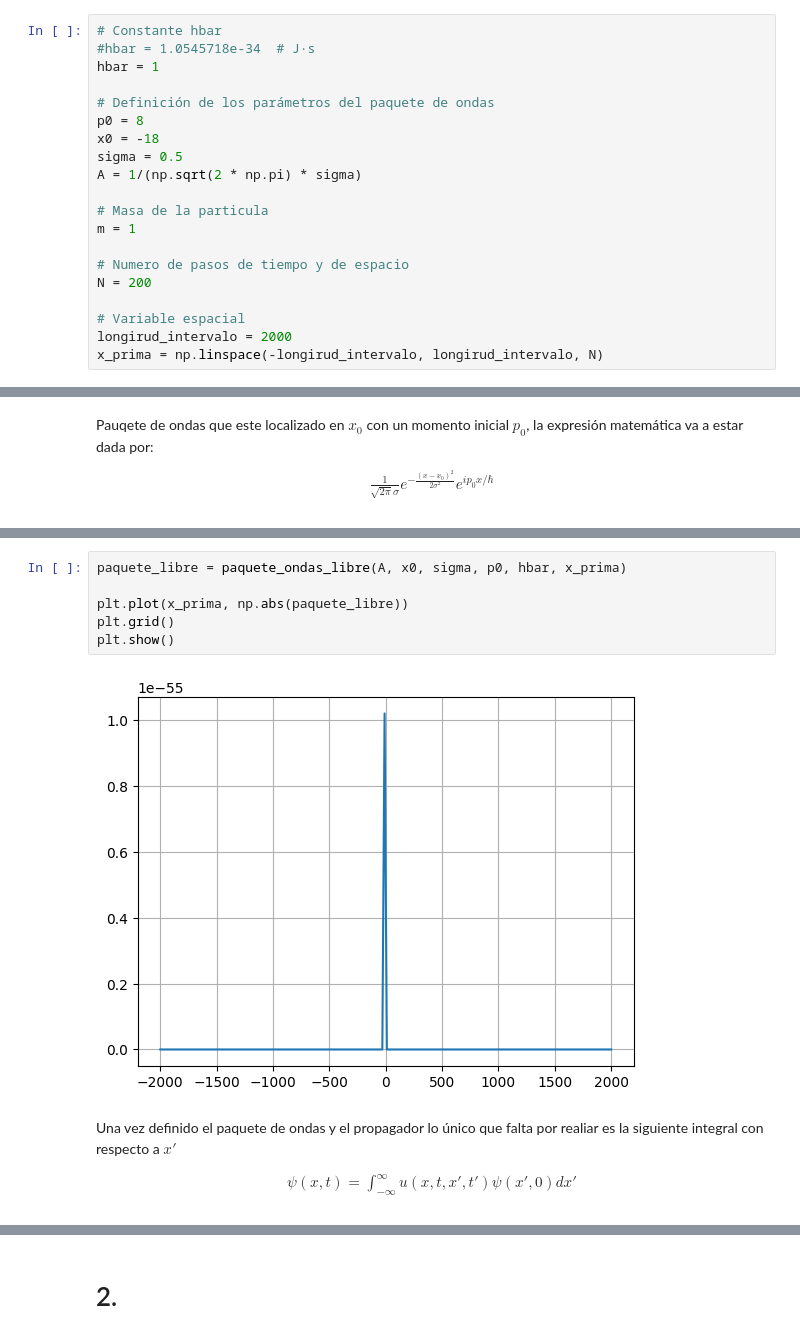
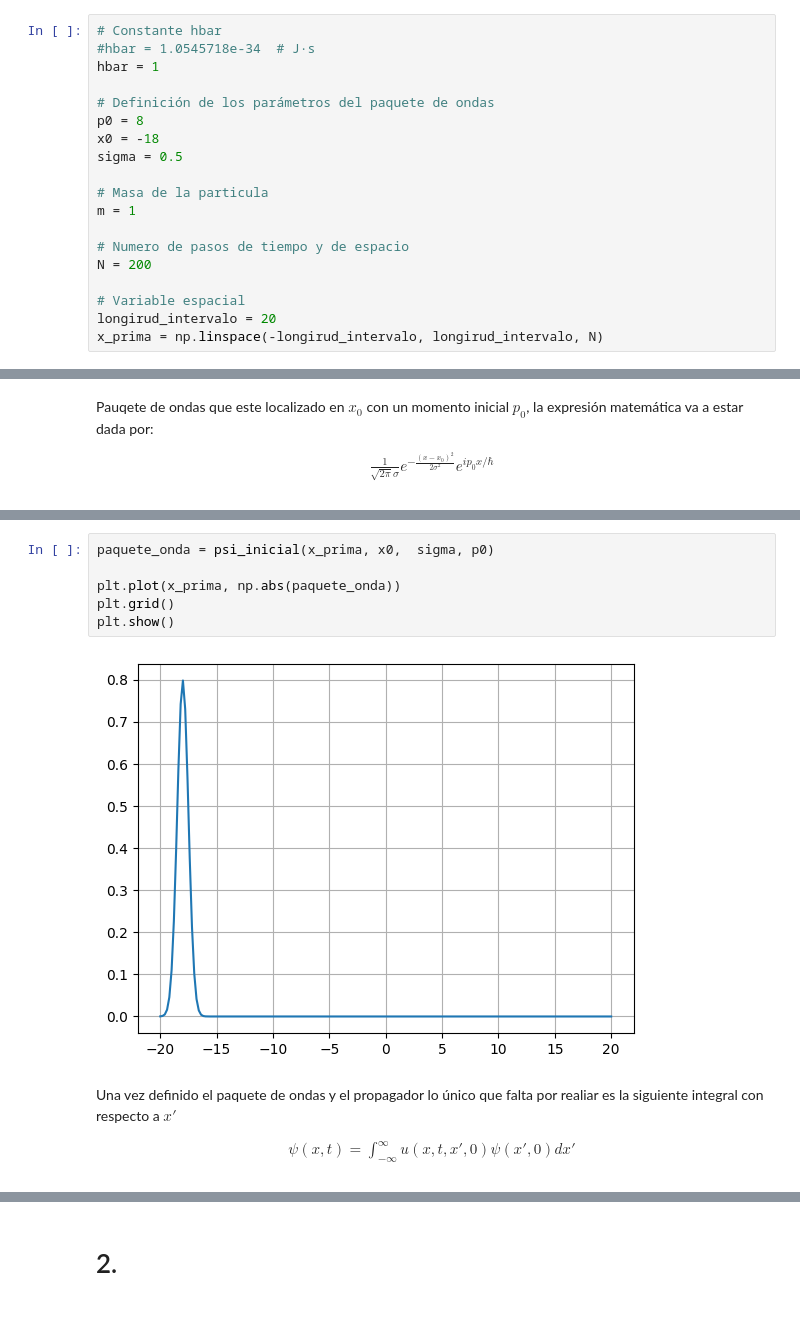
Before and after one commit to SamHuRo/mecanica-cuantica-avanzada, a Jupyter notebook: Tareas/Tarea_03/Tarea_03-Samuel-Huertas.ipynb, the cells around one changed output, grey strips where cells are left out. Saved outputs shown, nothing was run; the diff lists cells and outputs as text.

```diff
--- a/Tareas/Tarea_03/Tarea_03-Samuel-Huertas.ipynb
+++ b/Tareas/Tarea_03/Tarea_03-Samuel-Huertas.ipynb
@@ -68,7 +68,6 @@ hbar = 1
 p0 = 8
 x0 = -18
 sigma = 0.5
-A = 1/(np.sqrt(2 * np.pi) * sigma)
 
 # Masa de la particula
 m = 1
@@ -77,7 +76,7 @@ m = 1
 N = 200
 
 # Variable espacial
-longirud_intervalo = 2000
+longirud_intervalo = 20
 x_prima = np.linspace(-longirud_intervalo, longirud_intervalo, N)
 # %% [markdown]
 Tenemos que la E.D para una particula libre está dada por:
@@ -181,16 +221,16 @@ def paquete_ondas_libre(
 # %%
-paquete_libre = paquete_ondas_libre(A, x0, sigma, p0, hbar, x_prima)
+paquete_onda = psi_inicial(x_prima, x0,  sigma, p0)
 
-plt.plot(x_prima, np.abs(paquete_libre))
+plt.plot(x_prima, np.abs(paquete_onda))
 plt.grid()
 plt.show()
 # %% [output]
-[figure, old version]
+[figure, new version]
 # %% [markdown]
 Una vez definido el paquete de ondas y el propagador lo único que falta por realiar es la siguiente integral con respecto a $x'$
 
 <center>
 
-$ \psi(x,t) = \int_{-\infty}^{\infty} u(x,t,x',t')\psi(x',0) dx' $
+$ \psi(x,t) = \int_{-\infty}^{\infty} u(x,t,x',0)\psi(x',0) dx' $
 
 </center>
```
Also changed, not shown: parts of 22 cells of this notebook, 4 other files.
